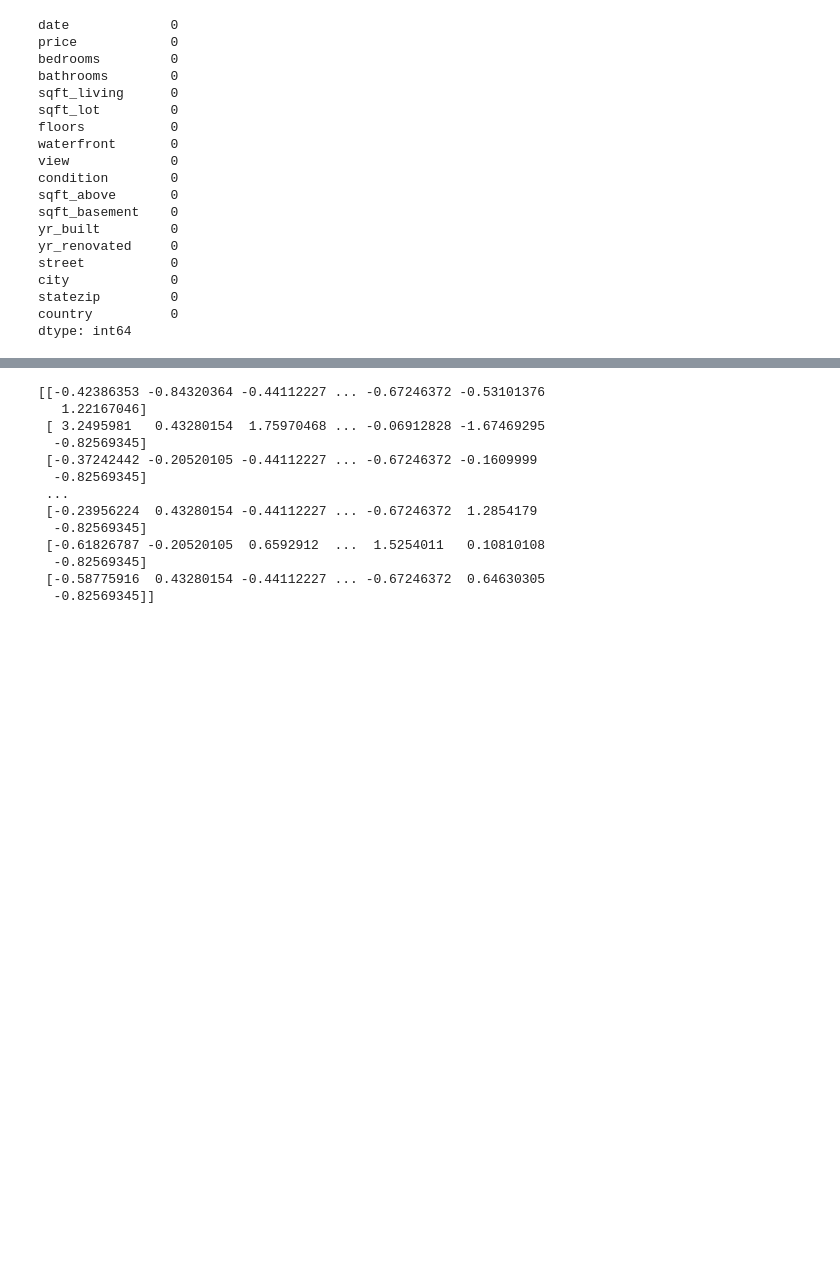
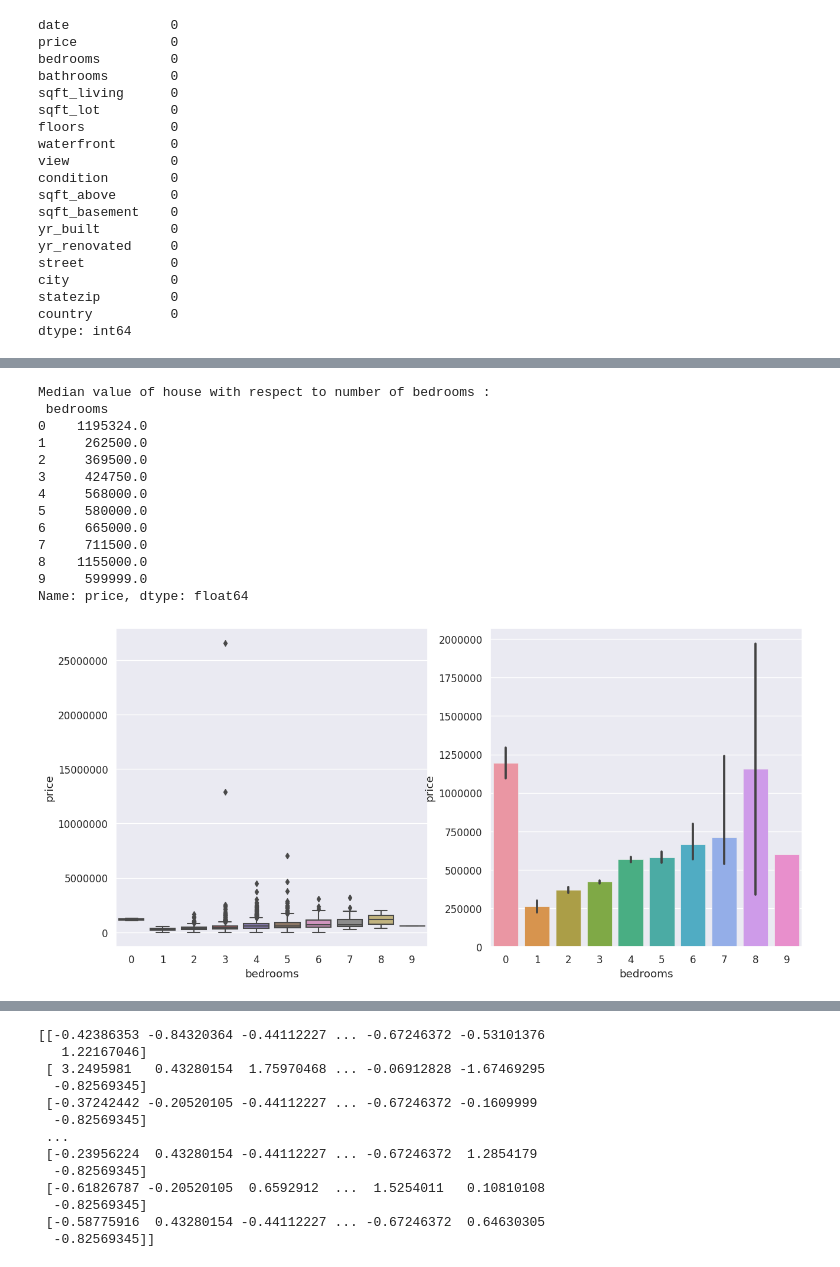
Before and after one commit to SoheliPaul/Machine-Learning, a Jupyter notebook: 2348561_Ex1.ipynb, the cells around one changed output, grey strips where cells are left out. Drawn from its saved outputs; the diff is of its cells as text; code cells hidden in the pictures; blank space fills up the shorter version.

```diff
--- a/2348561_Ex1.ipynb
+++ b/2348561_Ex1.ipynb
@@ -78,0 +153,29 @@ dtype: int64
+# %%
+fig,axs = plt.subplots(1,2,figsize=(15,7))
+plt.subplot(1,2,1)
+sns.boxplot(data=df,y="price",x="bedrooms")
+plt.ticklabel_format(style='plain', axis='y')
+plt.style.use("ggplot")
+
+print("Median value of house with respect to number of bedrooms : \n",df.groupby("bedrooms")["price"].median())
+
+plt.subplot(1,2,2)
+sns.barplot(data=df,y="price",x="bedrooms", estimator=np.median)
+plt.ticklabel_format(style='plain', axis='y')
+
+plt.show()
+# %% [output]
+Median value of house with respect to number of bedrooms :
+ bedrooms
+0    1195324.0
+1     262500.0
+2     369500.0
+3     424750.0
+4     568000.0
+5     580000.0
+6     665000.0
+7     711500.0
+8    1155000.0
+9     599999.0
+Name: price, dtype: float64
+[figure, added]
```
Also changed, not shown: parts of 17 cells of this notebook.
